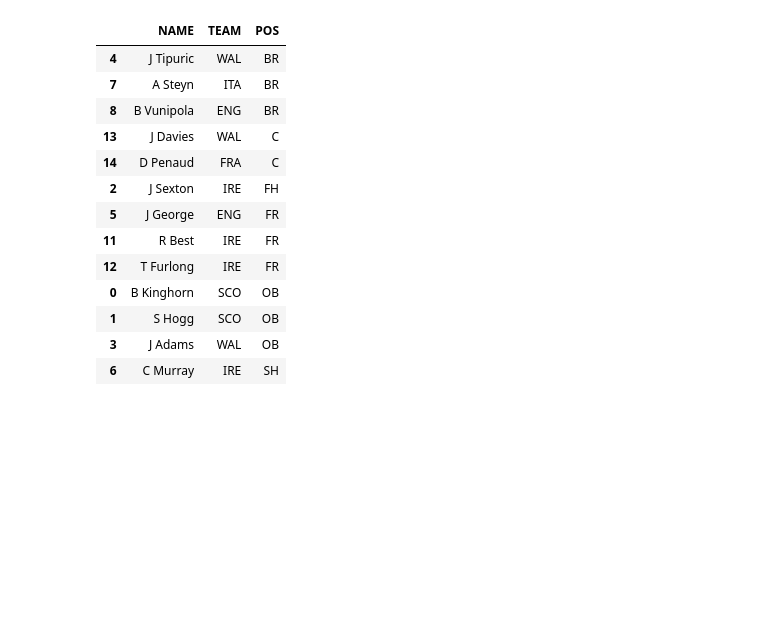
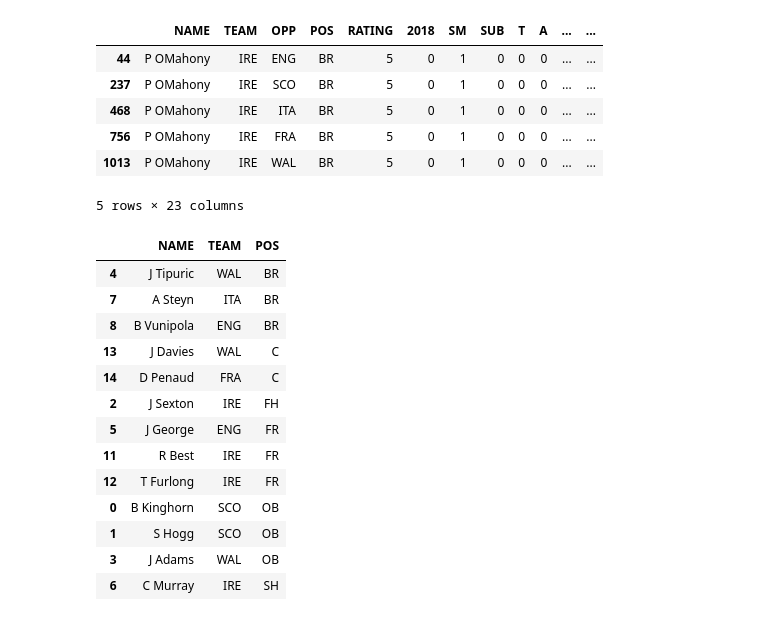
Before and after one commit to niclas-thomas/espn_fantasy_rugby, a Jupyter notebook: analytics/Team Selection.ipynb, the cells around one changed output. Cells and saved outputs as stored; diff of their text form; code cells hidden in the pictures; blank space fills up the shorter version.

```diff
--- a/analytics/Team Selection.ipynb
+++ b/analytics/Team Selection.ipynb
@@ -18,6 +18,16 @@ espn_data = pandas.concat(
 
 manager_data = pandas.read_csv('../data/manager_round_points.csv')
 manager_data['TOTAL_POINTS'] = manager_data.groupby('MANAGER')['POINTS'].cumsum()
+# %%
+espn_data[espn_data['NAME']=='P OMahony']
+# %% [output]
+|  | NAME | TEAM | OPP | POS | RATING | 2018 | SM | SUB | T | A | ... | ... |
+| 44 | P OMahony | IRE | ENG | BR | 5 | 0 | 1 | 0 | 0 | 0 | ... | ... |
+| 237 | P OMahony | IRE | SCO | BR | 5 | 0 | 1 | 0 | 0 | 0 | ... | ... |
+| 468 | P OMahony | IRE | ITA | BR | 5 | 0 | 1 | 0 | 0 | 0 | ... | ... |
+| 756 | P OMahony | IRE | FRA | BR | 5 | 0 | 1 | 0 | 0 | 0 | ... | ... |
+| 1013 | P OMahony | IRE | WAL | BR | 5 | 0 | 1 | 0 | 0 | 0 | ... | ... |
+5 rows × 23 columns
 # %%
 first_round_players = [
     'T Furlong',
```
Also changed, not shown: parts of 7 cells of this notebook.
